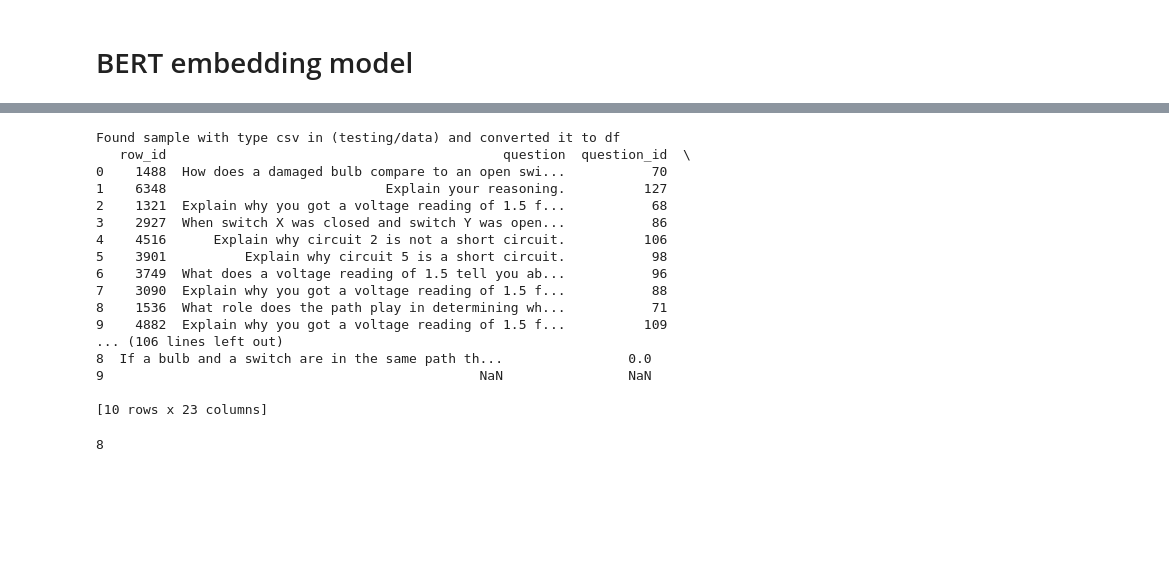
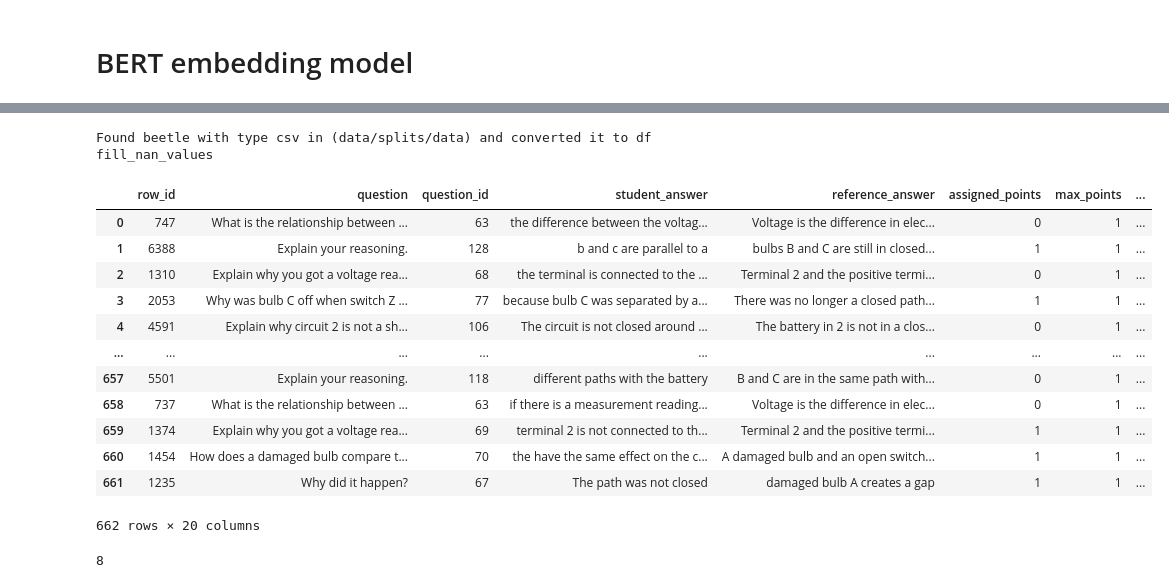
Before and after one commit to OlafVrijmoet/Thesis, a Jupyter notebook: for_testing.ipynb, the cells around one changed output, grey strips where cells are left out. Saved outputs shown, nothing was run; the diff lists cells and outputs as text; code cells hidden in the pictures; blank space fills up the shorter version.

```diff
--- a/for_testing.ipynb
+++ b/for_testing.ipynb
@@ -177,29 +192,16 @@ sample.query("question_id == 8")
 # %%
 from performance_tracking.classes.Dataset_api import Dataset_api
+from performance_tracking.classes.Dataset import Dataset
 
 dataset = Dataset_api(
-    dir="testing/data",
-    file_name="sample",
+    dir="data/splits/data",
+    file_name="beetle",
     seed=42,
-    shots=3 # DO NOT CHANGE UNTILL FINISHED WITH RUN THROUGH ALL DATASETS!
+    shots=3, # DO NOT CHANGE UNTILL FINISHED WITH RUN THROUGH ALL DATASETS!
+    left_out_dataset="biology"
 )
 
 dataset.split_datasets()
 # %% [output]
-Found sample with type csv in (testing/data) and converted it to df
-   row_id                                           question  question_id  \
-0    1488  How does a damaged bulb compare to an open swi...           70
-1    6348                            Explain your reasoning.          127
-2    1321  Explain why you got a voltage reading of 1.5 f...           68
-3    2927  When switch X was closed and switch Y was open...           86
-4    4516      Explain why circuit 2 is not a short circuit.          106
-5    3901          Explain why circuit 5 is a short circuit.           98
-6    3749  What does a voltage reading of 1.5 tell you ab...           96
-7    3090  Explain why you got a voltage reading of 1.5 f...           88
-8    1536  What role does the path play in determining wh...           71
-9    4882  Explain why you got a voltage reading of 1.5 f...          109
-... (106 lines left out)
-8  If a bulb and a switch are in the same path th...                0.0
-9                                                NaN                NaN
-
-[10 rows x 23 columns]
+Found beetle with type csv in (data/splits/data) and converted it to df
+fill_nan_values
@@ -208,3 +208,19 @@ Found sample with type csv in (testing/data) and converted it to df
+# %%
+dataset["validation"]
+# %% [output]
+|  | row_id | question | question_id | student_answer | reference_answer | assigned_points | max_points | ... |
+| 0 | 747 | What is the relationship between ... | 63 | the difference between the voltag... | Voltage is the difference in elec... | 0 | 1 | ... |
+| 1 | 6388 | Explain your reasoning. | 128 | b and c are parallel to a | bulbs B and C are still in closed... | 1 | 1 | ... |
+| 2 | 1310 | Explain why you got a voltage rea... | 68 | the terminal is connected to the ... | Terminal 2 and the positive termi... | 0 | 1 | ... |
+| 3 | 2053 | Why was bulb C off when switch Z ... | 77 | because bulb C was separated by a... | There was no longer a closed path... | 1 | 1 | ... |
+| 4 | 4591 | Explain why circuit 2 is not a sh... | 106 | The circuit is not closed around ... | The battery in 2 is not in a clos... | 0 | 1 | ... |
+| ... | ... | ... | ... | ... | ... | ... | ... | ... |
+| 657 | 5501 | Explain your reasoning. | 118 | different paths with the battery | B and C are in the same path with... | 0 | 1 | ... |
+| 658 | 737 | What is the relationship between ... | 63 | if there is a measurement reading... | Voltage is the difference in elec... | 0 | 1 | ... |
+| 659 | 1374 | Explain why you got a voltage rea... | 69 | terminal 2 is not connected to th... | Terminal 2 and the positive termi... | 1 | 1 | ... |
+| 660 | 1454 | How does a damaged bulb compare t... | 70 | the have the same effect on the c... | A damaged bulb and an open switch... | 1 | 1 | ... |
+| 661 | 1235 | Why did it happen? | 67 | The path was not closed | damaged bulb A creates a gap | 1 | 1 | ... |
+662 rows × 20 columns
 # %%
 len(dataset["validation"])
 # %% [output]
```
Also changed, not shown: parts of 5 cells of this notebook, 48 other files.
